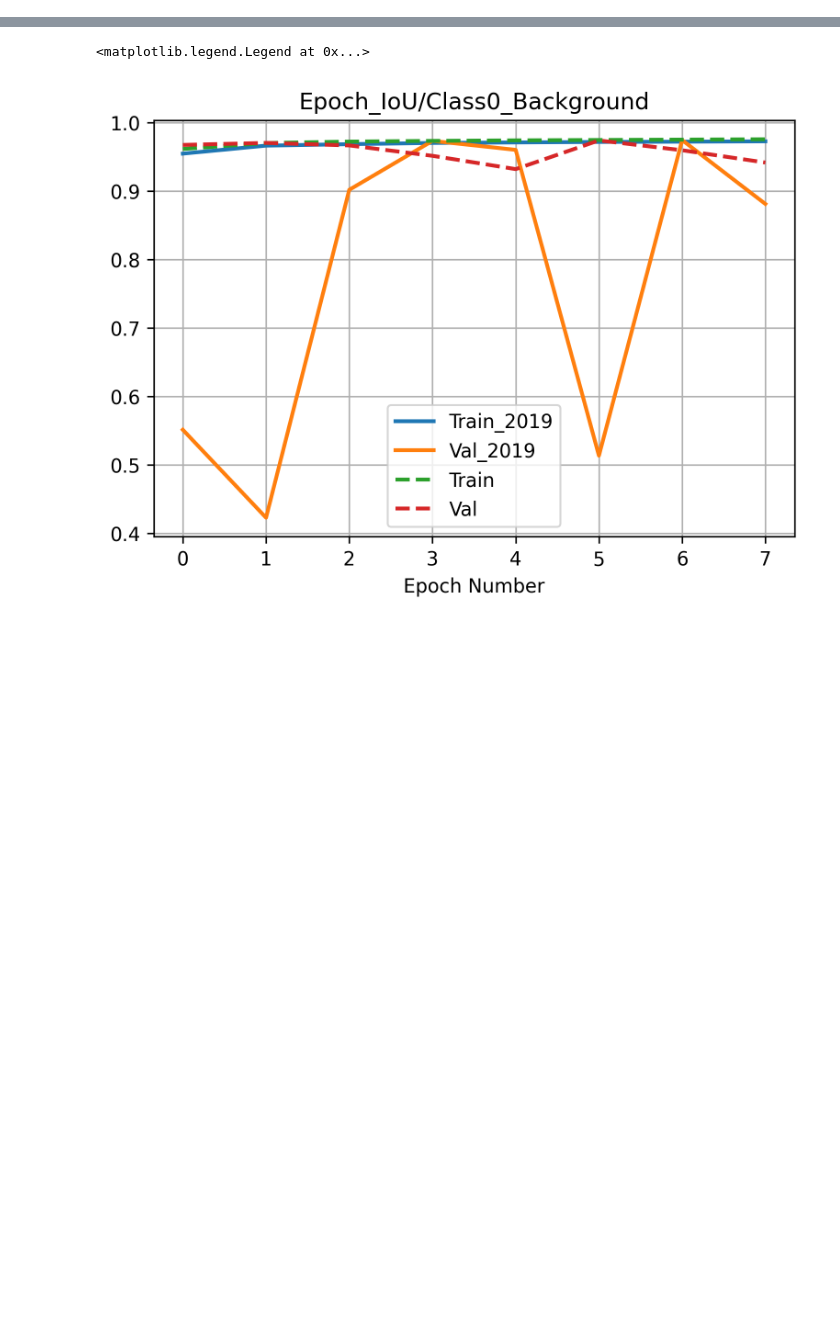
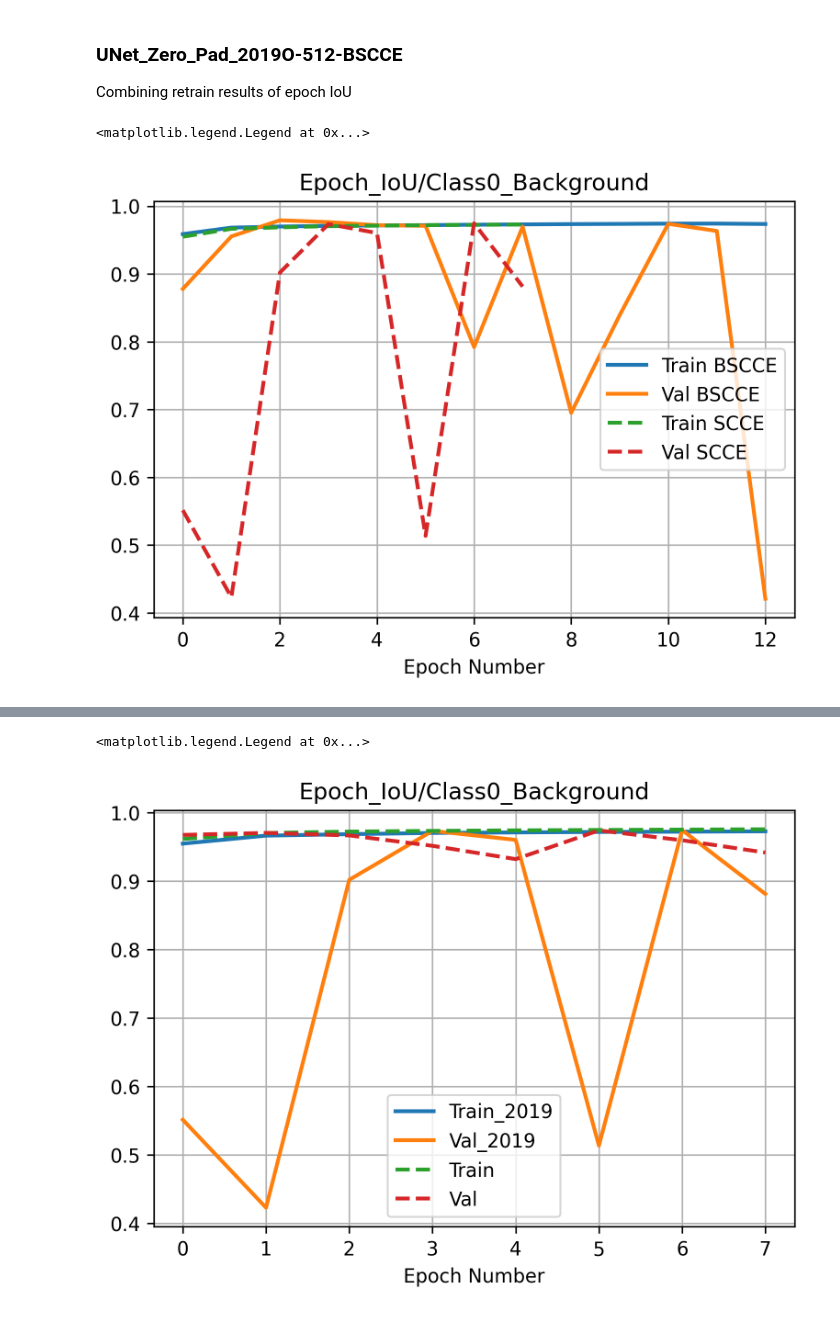
Before and after one commit to KolinGuo/BrainSeg, a Jupyter notebook: notebook/TensorBoard Plotting.ipynb, the cells around one changed output, grey strips where cells are left out. Drawn from its saved outputs; the diff is of its cells as text; code cells hidden in the pictures; blank space fills up the shorter version.

Commit message:
Update TB plotting scripts

```diff
--- a/notebook/TensorBoard Plotting.ipynb
+++ b/notebook/TensorBoard Plotting.ipynb
@@ -54,3 +54,6 @@ def read_tb_csv(csvfilepath: str):
     wall_time -= wall_time[0]
 
     return wall_time, step, value
+# %% [markdown]
+### UNet_Zero_Pad_2019O-512-BSCCE
+Combining retrain results of epoch IoU
@@ -56,0 +196,13 @@ def read_tb_csv(csvfilepath: str):
+# %%
+plt.figure(dpi=300)
+plt.plot(epoch_train_back_bscce[0], epoch_train_back_bscce[1], '-', linewidth=2, label='Train BSCCE')
+plt.plot(epoch_val_back_bscce[0], epoch_val_back_bscce[1], '-', linewidth=2, label='Val BSCCE')
+plt.plot(epoch_train_back_scce[0], epoch_train_back_scce[1], '--', linewidth=2, label='Train SCCE')
+plt.plot(epoch_val_back_scce[0], epoch_val_back_scce[1], '--', linewidth=2, label='Val SCCE')
+plt.xlabel('Epoch Number')
+plt.title('Epoch_IoU/Class0_Background')
+plt.grid()
+plt.legend()
+# %% [output]
+<matplotlib.legend.Legend at 0x...>
+[figure, added]
```
Also changed, not shown: parts of 10 cells of this notebook.
